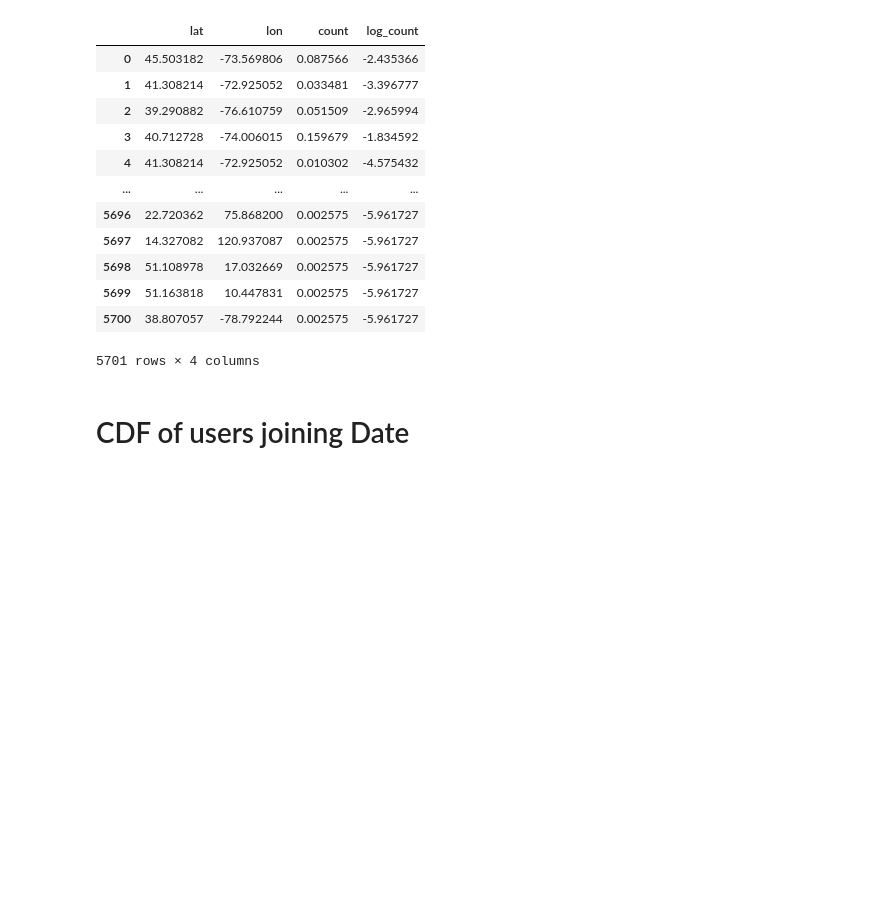
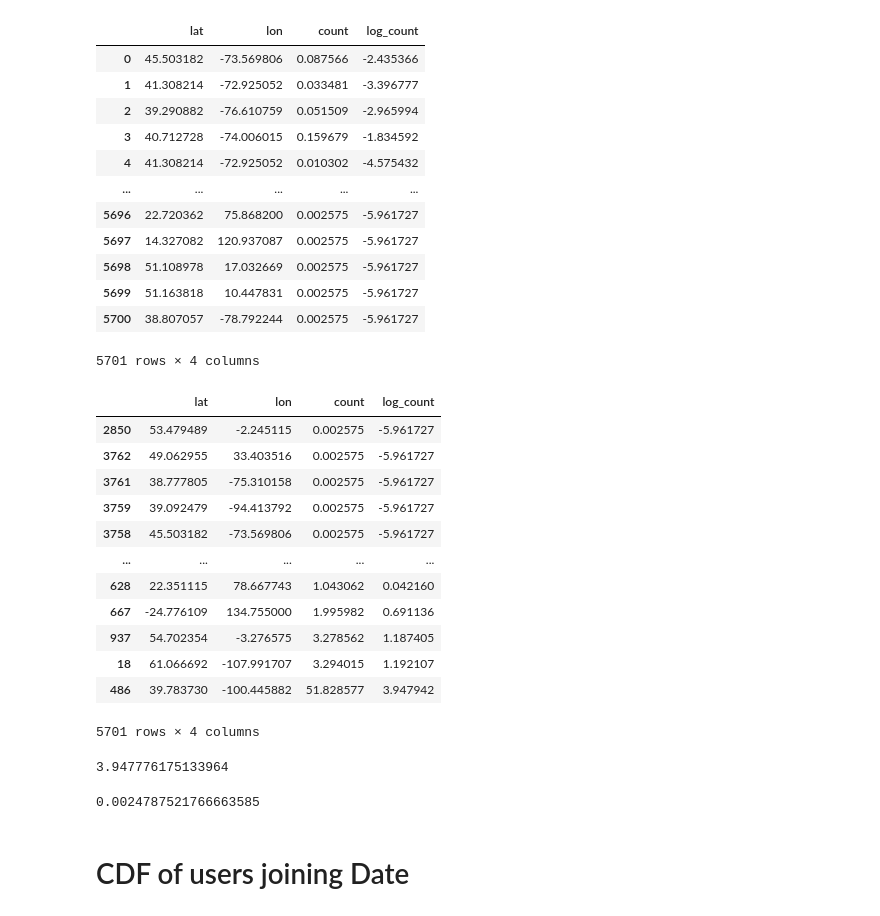
Before and after one commit to Hitkul/Put-Your-Money-Where-Your-Mouth-Is, a Jupyter notebook: analysis/Summary.ipynb, the cells around one changed output. Drawn from its saved outputs; the diff is of its cells as text; code cells hidden in the pictures; blank space fills up the shorter version.

```diff
--- a/analysis/Summary.ipynb
+++ b/analysis/Summary.ipynb
@@ -228,6 +228,30 @@ lat_long_df
 | 5699 | 51.163818 | 10.447831 | 0.002575 | -5.961727 |
 | 5700 | 38.807057 | -78.792244 | 0.002575 | -5.961727 |
 5701 rows × 4 columns
+# %%
+lat_long_df.sort_values('log_count')
+# %% [output]
+|  | lat | lon | count | log_count |
+| 2850 | 53.479489 | -2.245115 | 0.002575 | -5.961727 |
+| 3762 | 49.062955 | 33.403516 | 0.002575 | -5.961727 |
+| 3761 | 38.777805 | -75.310158 | 0.002575 | -5.961727 |
+| 3759 | 39.092479 | -94.413792 | 0.002575 | -5.961727 |
+| 3758 | 45.503182 | -73.569806 | 0.002575 | -5.961727 |
+| ... | ... | ... | ... | ... |
+| 628 | 22.351115 | 78.667743 | 1.043062 | 0.042160 |
+| 667 | -24.776109 | 134.755000 | 1.995982 | 0.691136 |
+| 937 | 54.702354 | -3.276575 | 3.278562 | 1.187405 |
+| 18 | 61.066692 | -107.991707 | 3.294015 | 1.192107 |
+| 486 | 39.783730 | -100.445882 | 51.828577 | 3.947942 |
+5701 rows × 4 columns
+# %%
+np.log(51.82)
+# %% [output]
+3.947776175133964
+# %%
+np.exp(-6)
+# %% [output]
+0.0024787521766663585
 # %%
 fig = px.density_mapbox(lat_long_df , lat = 'lat', lon = 'lon',
                         z = 'log_count', radius=20,
```
Also changed, not shown: parts of 3 cells of this notebook, 1 other file.
